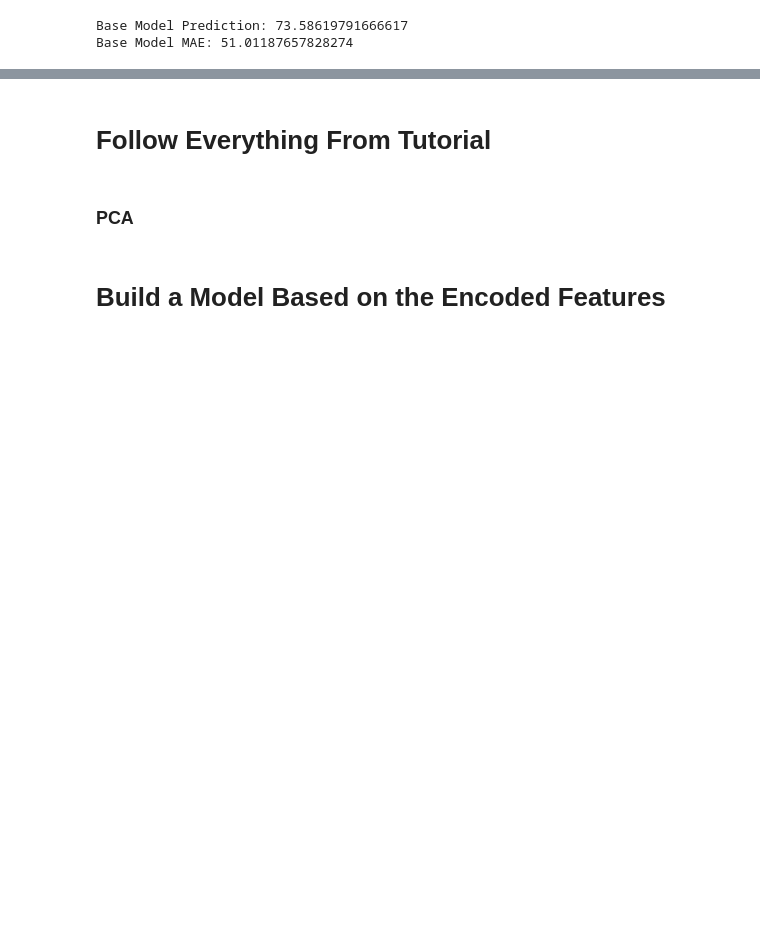
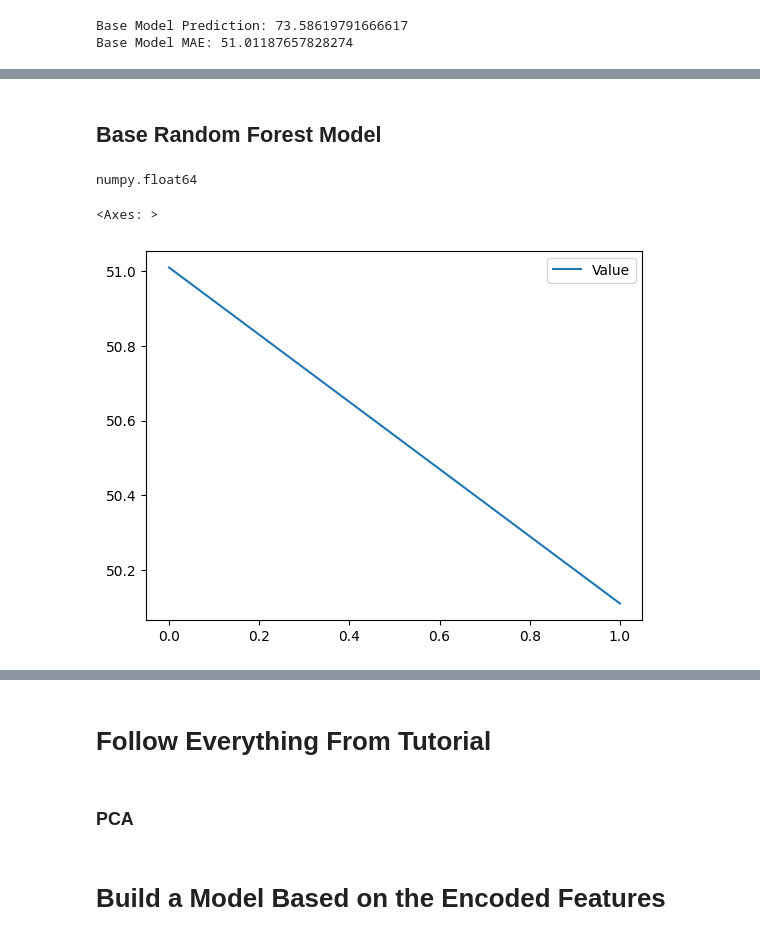
Before and after one commit to Cli091996/GU_High_ML_Project, a Jupyter notebook: GU_High_ML_Project_V2.ipynb, the cells around one changed output, grey strips where cells are left out. Drawn from its saved outputs; the diff is of its cells as text; code cells hidden in the pictures; blank space fills up the shorter version.

```diff
--- a/GU_High_ML_Project_V2.ipynb
+++ b/GU_High_ML_Project_V2.ipynb
@@ -350,0 +316,40 @@ for i, txt in enumerate(group_df['error']):
+# %% [markdown]
+## Base Random Forest Model
+# %%
+#Create Pieline to be used in Model
+Base_RF_Model_Pipeline = Pipeline(steps=[
+    ('Preprocessor', Preprocessor),
+    ('RF_Model',RandomForestRegressor())])
+
+#View Pipeline
+# Base_RF_Model_Pipeline
+
+#Fit the training data
+Base_RF_Model_Pipeline.fit(X_train, y_train)
+
+#Make Predictions on the test set
+Base_RF_Model_Predictions = Base_RF_Model_Pipeline.predict(X_test)
+
+#Get Error Metrics of Random Forest Model
+RF_Model_MAE = mean_absolute_error(y_test, Base_RF_Model_Predictions)
+# %%
+type(RF_Model_MAE)
+# %% [output]
+numpy.float64
+# %%
+#Create a dictionary to store MAE for comparison
+
+MAE_Dict = {
+    'Metrics' : ['Base Model Mae','RF Base Model MAE'],
+    'Value':[round(float(test_set_mae),2), round(float(RF_Model_MAE),2)]
+}
+
+MAE_DF = pd.DataFrame(MAE_Dict)
+
+MAE_DF = MAE_DF.sort_values('Value', ascending=False)
+
+MAE_DF.plot()
+# fig, ax = plt.subplot(figsize=(12,6))
+# %% [output]
+<Axes: >
+[figure, added]
```
Also changed, not shown: parts of 17 cells of this notebook.
